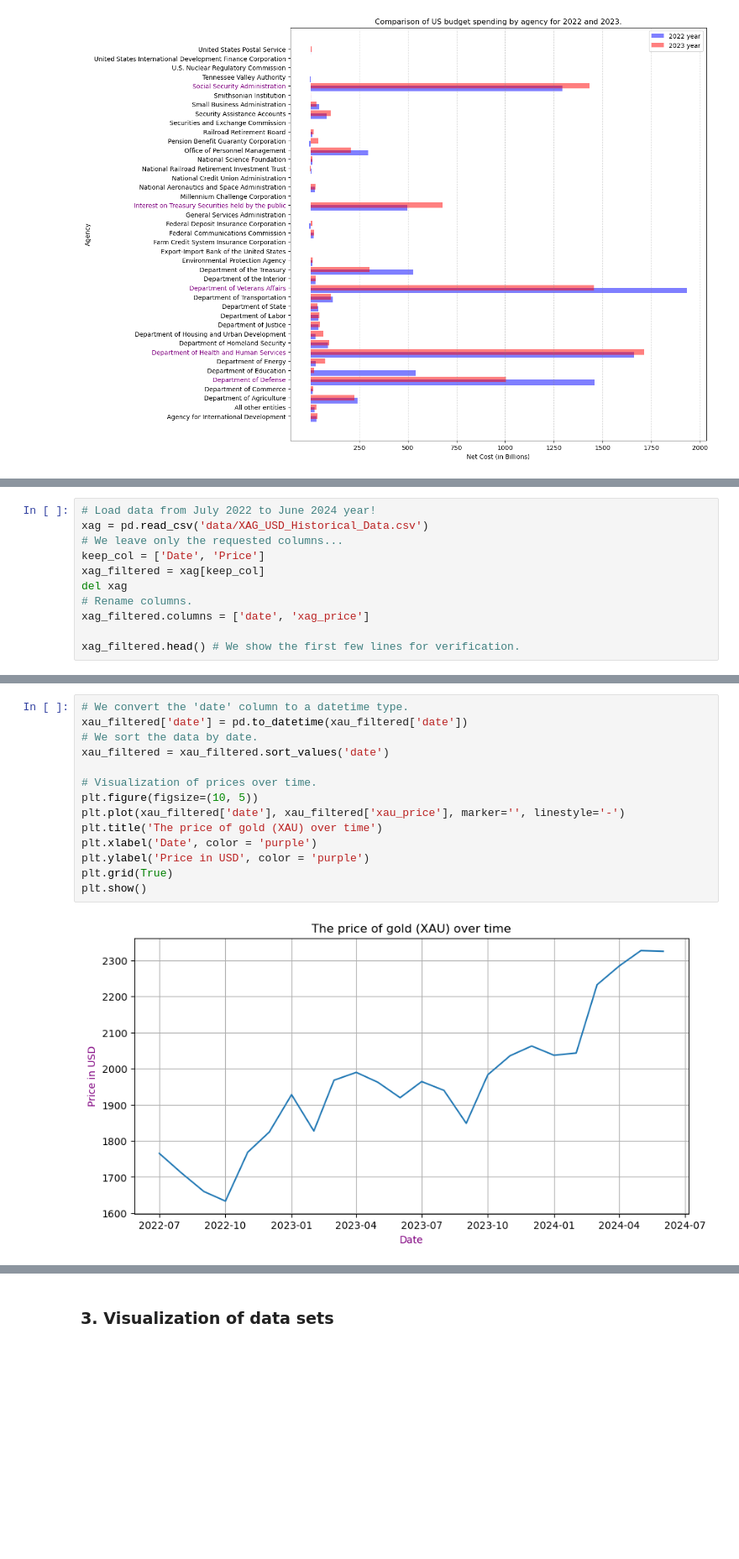
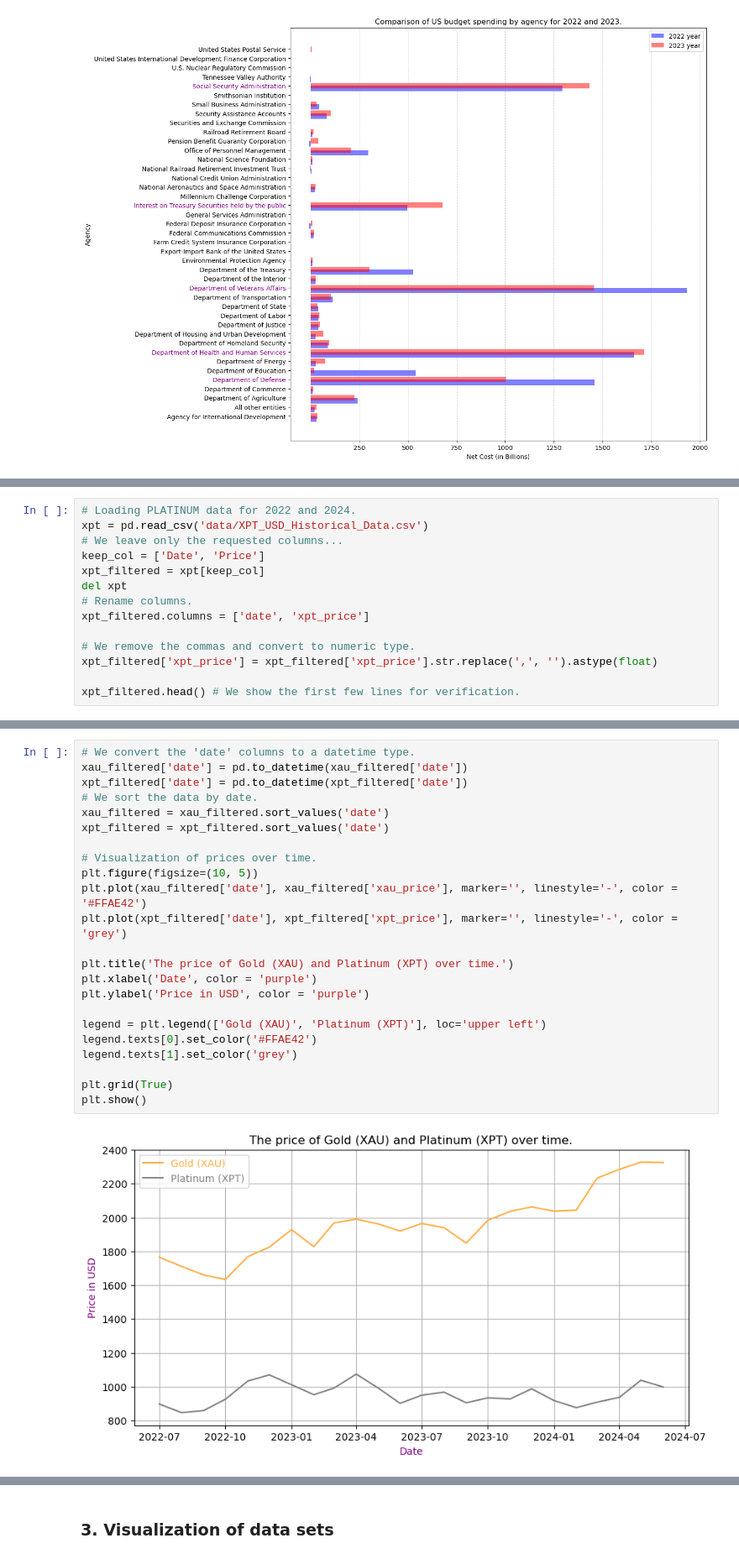
Before and after one commit to Engineer194/Macroeconomic-Analysis-of-the-US-Economy---Part-1, a Jupyter notebook: DATA_Project_v.1.ipynb, the cells around one changed output, grey strips where cells are left out. Shown: that part at 84% size. Saved outputs shown, nothing was run; the diff lists cells and outputs as text; blank space fills up the shorter version.

```diff
--- a/DATA_Project_v.1.ipynb
+++ b/DATA_Project_v.1.ipynb
@@ -577,14 +579,17 @@ xau_filtered[['xau_price']].describe().T
 |  | count | mean | std | min | 25% | 50% | 75% | max |
 | xau_price | 24.0 | 1959.966667 | 193.751874 | 1633.12 | 1826.4625 | 1963.245 | 2038.7025 | 2326.97 |
 # %%
-# Load data from July 2022 to June 2024 year!
-xag = pd.read_csv('data/XAG_USD_Historical_Data.csv')
+# Loading PLATINUM data for 2022 and 2024.
+xpt = pd.read_csv('data/XPT_USD_Historical_Data.csv')
 # We leave only the requested columns...
 keep_col = ['Date', 'Price']
-xag_filtered = xag[keep_col]
-del xag
+xpt_filtered = xpt[keep_col]
+del xpt
 # Rename columns.
-xag_filtered.columns = ['date', 'xag_price']
+xpt_filtered.columns = ['date', 'xpt_price']
 
-xag_filtered.head() # We show the first few lines for verification.
+# We remove the commas and convert to numeric type.
+xpt_filtered['xpt_price'] = xpt_filtered['xpt_price'].str.replace(',', '').astype(float)
+
+xpt_filtered.head() # We show the first few lines for verification.
 # %% [output]
@@ -602,16 +607,25 @@ xag_filtered[['xag_price']].describe().T
 # %%
-# We convert the 'date' column to a datetime type.
+# We convert the 'date' columns to a datetime type.
 xau_filtered['date'] = pd.to_datetime(xau_filtered['date'])
+xpt_filtered['date'] = pd.to_datetime(xpt_filtered['date'])
 # We sort the data by date.
 xau_filtered = xau_filtered.sort_values('date')
+xpt_filtered = xpt_filtered.sort_values('date')
 
 # Visualization of prices over time.
 plt.figure(figsize=(10, 5))
-plt.plot(xau_filtered['date'], xau_filtered['xau_price'], marker='', linestyle='-')
-plt.title('The price of gold (XAU) over time')
+plt.plot(xau_filtered['date'], xau_filtered['xau_price'], marker='', linestyle='-', color = '#FFAE42')
+plt.plot(xpt_filtered['date'], xpt_filtered['xpt_price'], marker='', linestyle='-', color = 'grey')
+
+plt.title('The price of Gold (XAU) and Platinum (XPT) over time.')
 plt.xlabel('Date', color = 'purple')
 plt.ylabel('Price in USD', color = 'purple')
+
+legend = plt.legend(['Gold (XAU)', 'Platinum (XPT)'], loc='upper left')
+legend.texts[0].set_color('#FFAE42')
+legend.texts[1].set_color('grey')
+
 plt.grid(True)
 plt.show()
 # %% [output]
-[figure, old version]
+[figure, new version]
```
Also changed, not shown: parts of 10 cells of this notebook.
